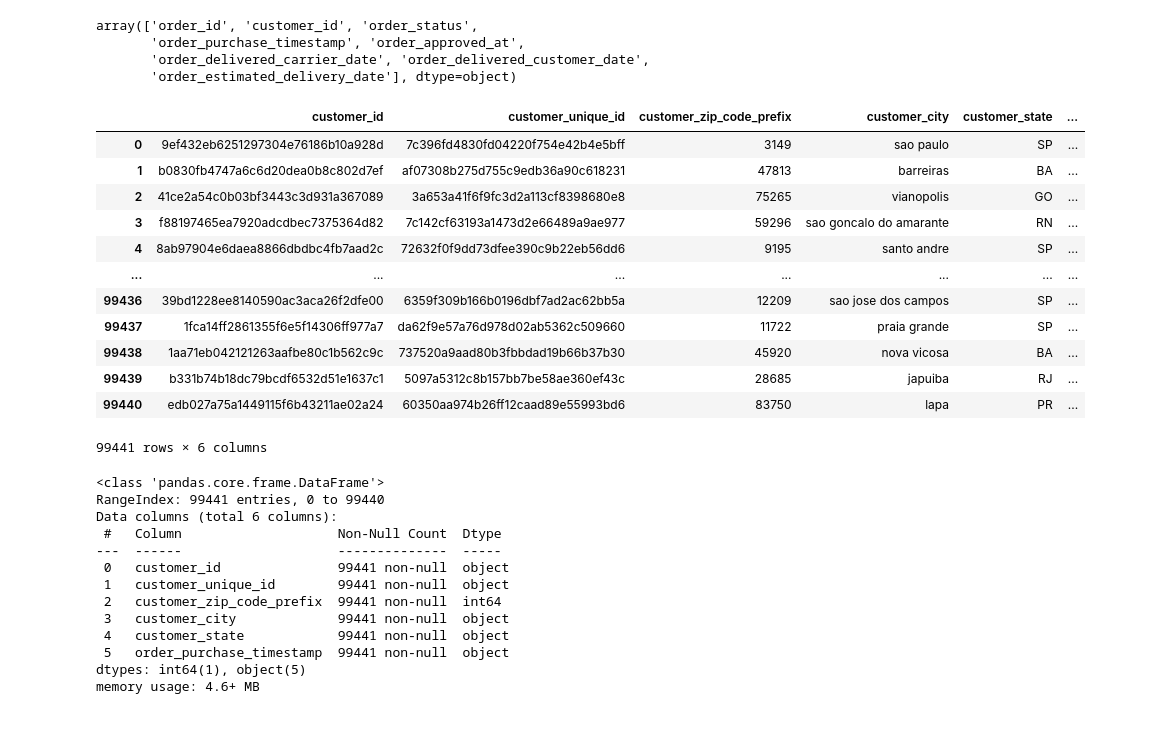
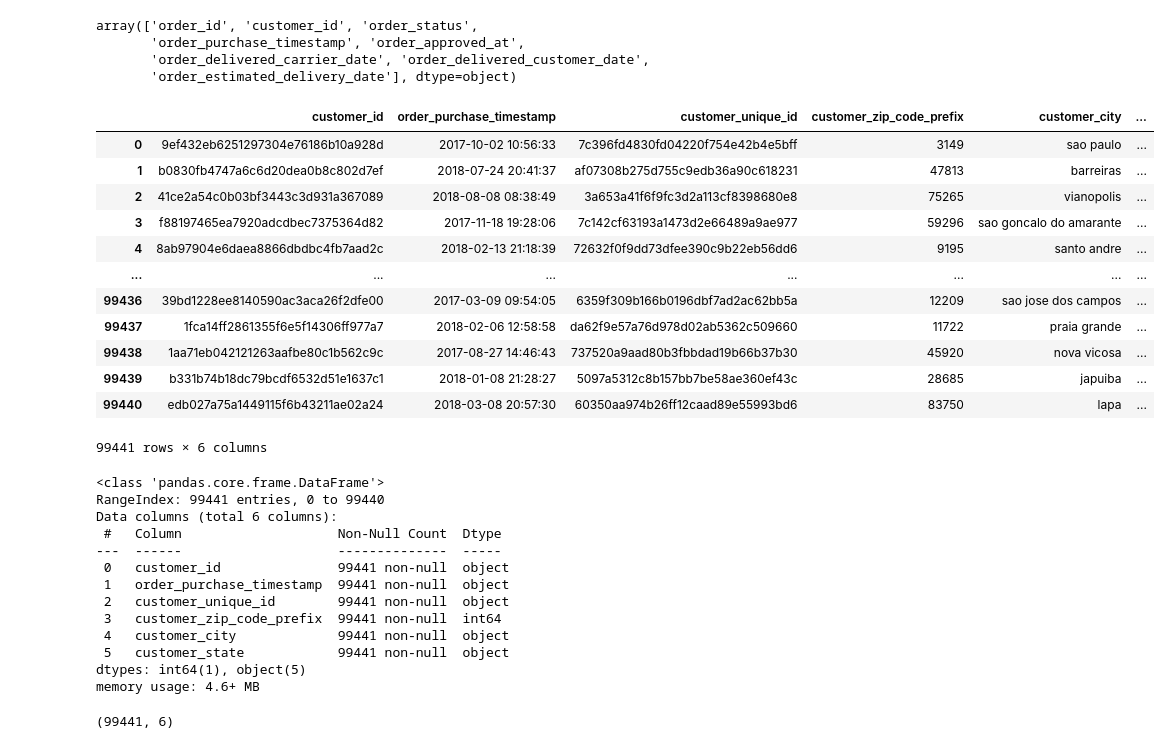
Before and after one commit to dllamas-stem/olist-interactive-dashboad, a Jupyter notebook: notebooks/use-data-notebook.ipynb, the cells around one changed output. Saved outputs shown, nothing was run; the diff lists cells and outputs as text; code cells hidden in the pictures.

Commit message:
Change merge order orders left priority

```diff
--- a/notebooks/use-data-notebook.ipynb
+++ b/notebooks/use-data-notebook.ipynb
@@ -135,28 +135,28 @@ array(['order_id', 'customer_id', 'order_status',
        'order_estimated_delivery_date'], dtype=object)
 # %%
 df_orders_by_customer = pd.merge(
-    left=df_customers,
-    right=df_orders[['customer_id', 'order_purchase_timestamp']].copy(),
+    left=df_orders[['customer_id', 'order_purchase_timestamp']].copy(),
+    right=df_customers,
     left_on='customer_id',
     right_on='customer_id',
-    how='right', # right porque nos interesan todos los pedidos
+    how='left', # right porque nos interesan todos los pedidos
     copy=True
 )
 
 df_orders_by_customer
 # %% [output]
-|  | customer_id | customer_unique_id | customer_zip_code_prefix | customer_city | customer_state | ... |
-| 0 | 9ef432eb6251297304e76186b10a928d | 7c396fd4830fd04220f754e42b4e5bff | 3149 | sao paulo | SP | ... |
-| 1 | b0830fb4747a6c6d20dea0b8c802d7ef | af07308b275d755c9edb36a90c618231 | 47813 | barreiras | BA | ... |
-| 2 | 41ce2a54c0b03bf3443c3d931a367089 | 3a653a41f6f9fc3d2a113cf8398680e8 | 75265 | vianopolis | GO | ... |
-| 3 | f88197465ea7920adcdbec7375364d82 | 7c142cf63193a1473d2e66489a9ae977 | 59296 | sao goncalo do amarante | RN | ... |
-| 4 | 8ab97904e6daea8866dbdbc4fb7aad2c | 72632f0f9dd73dfee390c9b22eb56dd6 | 9195 | santo andre | SP | ... |
+|  | customer_id | order_purchase_timestamp | customer_unique_id | customer_zip_code_prefix | customer_city | ... |
+| 0 | 9ef432eb6251297304e76186b10a928d | 2017-10-02 10:56:33 | 7c396fd4830fd04220f754e42b4e5bff | 3149 | sao paulo | ... |
+| 1 | b0830fb4747a6c6d20dea0b8c802d7ef | 2018-07-24 20:41:37 | af07308b275d755c9edb36a90c618231 | 47813 | barreiras | ... |
+| 2 | 41ce2a54c0b03bf3443c3d931a367089 | 2018-08-08 08:38:49 | 3a653a41f6f9fc3d2a113cf8398680e8 | 75265 | vianopolis | ... |
+| 3 | f88197465ea7920adcdbec7375364d82 | 2017-11-18 19:28:06 | 7c142cf63193a1473d2e66489a9ae977 | 59296 | sao goncalo do amarante | ... |
+| 4 | 8ab97904e6daea8866dbdbc4fb7aad2c | 2018-02-13 21:18:39 | 72632f0f9dd73dfee390c9b22eb56dd6 | 9195 | santo andre | ... |
 | ... | ... | ... | ... | ... | ... | ... |
-| 99436 | 39bd1228ee8140590ac3aca26f2dfe00 | 6359f309b166b0196dbf7ad2ac62bb5a | 12209 | sao jose dos campos | SP | ... |
-| 99437 | 1fca14ff2861355f6e5f14306ff977a7 | da62f9e57a76d978d02ab5362c509660 | 11722 | praia grande | SP | ... |
-| 99438 | 1aa71eb042121263aafbe80c1b562c9c | 737520a9aad80b3fbbdad19b66b37b30 | 45920 | nova vicosa | BA | ... |
-| 99439 | b331b74b18dc79bcdf6532d51e1637c1 | 5097a5312c8b157bb7be58ae360ef43c | 28685 | japuiba | RJ | ... |
-| 99440 | edb027a75a1449115f6b43211ae02a24 | 60350aa974b26ff12caad89e55993bd6 | 83750 | lapa | PR | ... |
+| 99436 | 39bd1228ee8140590ac3aca26f2dfe00 | 2017-03-09 09:54:05 | 6359f309b166b0196dbf7ad2ac62bb5a | 12209 | sao jose dos campos | ... |
+| 99437 | 1fca14ff2861355f6e5f14306ff977a7 | 2018-02-06 12:58:58 | da62f9e57a76d978d02ab5362c509660 | 11722 | praia grande | ... |
+| 99438 | 1aa71eb042121263aafbe80c1b562c9c | 2017-08-27 14:46:43 | 737520a9aad80b3fbbdad19b66b37b30 | 45920 | nova vicosa | ... |
+| 99439 | b331b74b18dc79bcdf6532d51e1637c1 | 2018-01-08 21:28:27 | 5097a5312c8b157bb7be58ae360ef43c | 28685 | japuiba | ... |
+| 99440 | edb027a75a1449115f6b43211ae02a24 | 2018-03-08 20:57:30 | 60350aa974b26ff12caad89e55993bd6 | 83750 | lapa | ... |
 99441 rows × 6 columns
 # %%
 df_orders_by_customer.info()
@@ -167,10 +167,14 @@ Data columns (total 6 columns):
  #   Column                    Non-Null Count  Dtype
 ---  ------                    --------------  -----
  0   customer_id               99441 non-null  object
- 1   customer_unique_id        99441 non-null  object
- 2   customer_zip_code_prefix  99441 non-null  int64
- 3   customer_city             99441 non-null  object
- 4   customer_state            99441 non-null  object
- 5   order_purchase_timestamp  99441 non-null  object
+ 1   order_purchase_timestamp  99441 non-null  object
+ 2   customer_unique_id        99441 non-null  object
+ 3   customer_zip_code_prefix  99441 non-null  int64
+ 4   customer_city             99441 non-null  object
+ 5   customer_state            99441 non-null  object
 dtypes: int64(1), object(5)
 memory usage: 4.6+ MB
+# %%
+df_orders_by_customer.shape
+# %% [output]
+(99441, 6)
```
Also changed, not shown: parts of 2 cells of this notebook, 1 other file.
